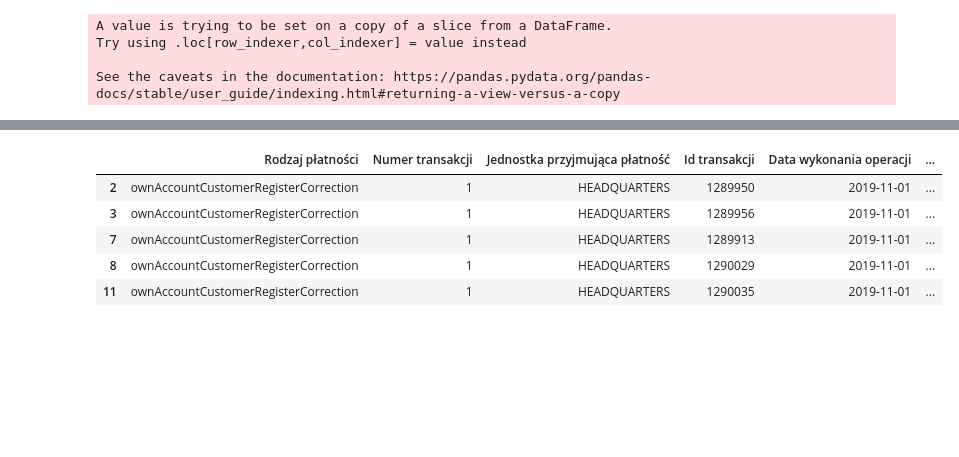
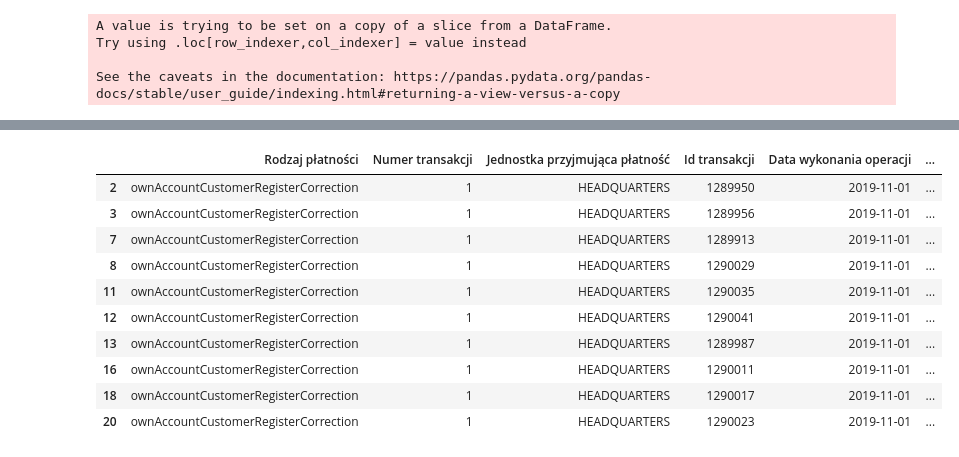
Before and after one commit to glinkapiotr/Asseco_Innovation, a Jupyter notebook: CodePlay_2020_SDS_data_API.ipynb, the cells around one changed output, grey strips where cells are left out. Saved outputs shown, nothing was run; the diff lists cells and outputs as text; code cells hidden in the pictures; blank space fills up the shorter version.

```diff
--- a/CodePlay_2020_SDS_data_API.ipynb
+++ b/CodePlay_2020_SDS_data_API.ipynb
@@ -807,7 +807,7 @@ A value is trying to be set on a copy of a slice from a DataFrame
 See the caveats in the documentation: https://pandas.pydata.org/pandas-docs/stable/user_guide/indexing.html#returning-a-view-versus-a-copy
 # %%
 #tworzenie kolumny Transakcja podejrzana na podstawie wiedzy eksperckiej
-model_DF['Transakcja podejrzana']= ((model_DF['Kwota płatności'] > model_DF['Kwota płatności'].mean()) & (model_DF['Kwota płatności'] % 1000 ==0) & ((model_DF['Godzina rejestracji operacji'] >= 22) | (model_DF['Godzina rejestracji operacji'] <= 6)) & (model_DF['Kraj odbiorcy'] != model_DF['Kraj nadawcy'])).astype(int)
+model_DF['Transakcja podejrzana']= (((model_DF['Kwota płatności'] > model_DF['Kwota płatności'].mean()) & (model_DF['Kwota płatności'] % 1000 ==0) & ((model_DF['Godzina rejestracji operacji'] >= 22) | (model_DF['Godzina rejestracji operacji'] <= 6)) & (model_DF['Kraj odbiorcy'] != model_DF['Kraj nadawcy'])) | (model_DF['Rodzaj płatności'] == 'unknown')).astype(int)
 # %% [output]
 A value is trying to be set on a copy of a slice from a DataFrame.
 Try using .loc[row_indexer,col_indexer] = value instead
@@ -823,10 +837,15 @@ Transakcja podejrzana
 dtype: int64
 # %%
-model_DF.head()
+model_DF.head(10)
 # %% [output]
 |  | Rodzaj płatności | Numer transakcji | Jednostka przyjmująca płatność | Id transakcji | Data wykonania operacji | ... |
 | 2 | ownAccountCustomerRegisterCorrection | 1 | HEADQUARTERS | 1289950 | 2019-11-01 | ... |
 | 3 | ownAccountCustomerRegisterCorrection | 1 | HEADQUARTERS | 1289956 | 2019-11-01 | ... |
 | 7 | ownAccountCustomerRegisterCorrection | 1 | HEADQUARTERS | 1289913 | 2019-11-01 | ... |
 | 8 | ownAccountCustomerRegisterCorrection | 1 | HEADQUARTERS | 1290029 | 2019-11-01 | ... |
 | 11 | ownAccountCustomerRegisterCorrection | 1 | HEADQUARTERS | 1290035 | 2019-11-01 | ... |
+| 12 | ownAccountCustomerRegisterCorrection | 1 | HEADQUARTERS | 1290041 | 2019-11-01 | ... |
+| 13 | ownAccountCustomerRegisterCorrection | 1 | HEADQUARTERS | 1289987 | 2019-11-01 | ... |
+| 16 | ownAccountCustomerRegisterCorrection | 1 | HEADQUARTERS | 1290011 | 2019-11-01 | ... |
+| 18 | ownAccountCustomerRegisterCorrection | 1 | HEADQUARTERS | 1290017 | 2019-11-01 | ... |
+| 20 | ownAccountCustomerRegisterCorrection | 1 | HEADQUARTERS | 1290023 | 2019-11-01 | ... |
```
Also changed, not shown: parts of 6 cells of this notebook.
